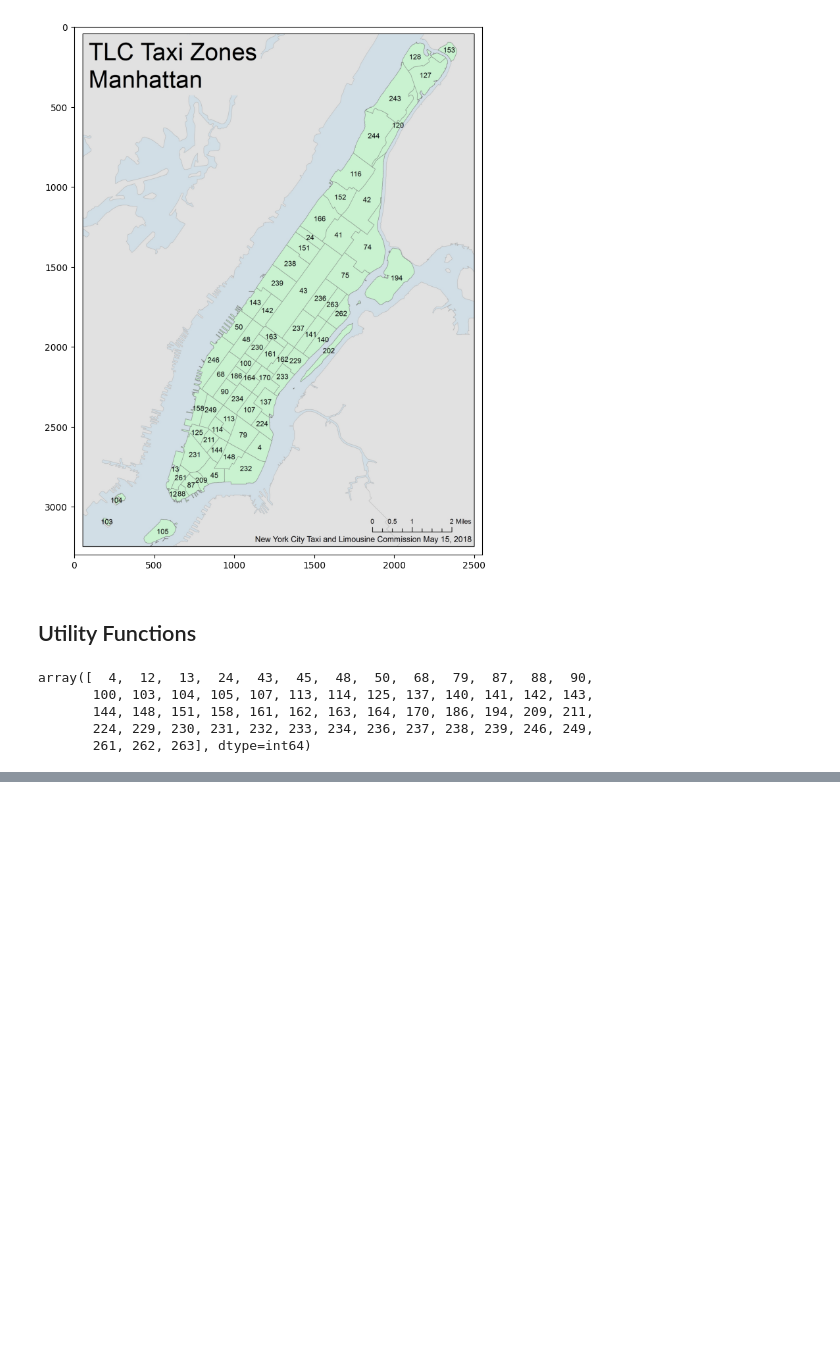
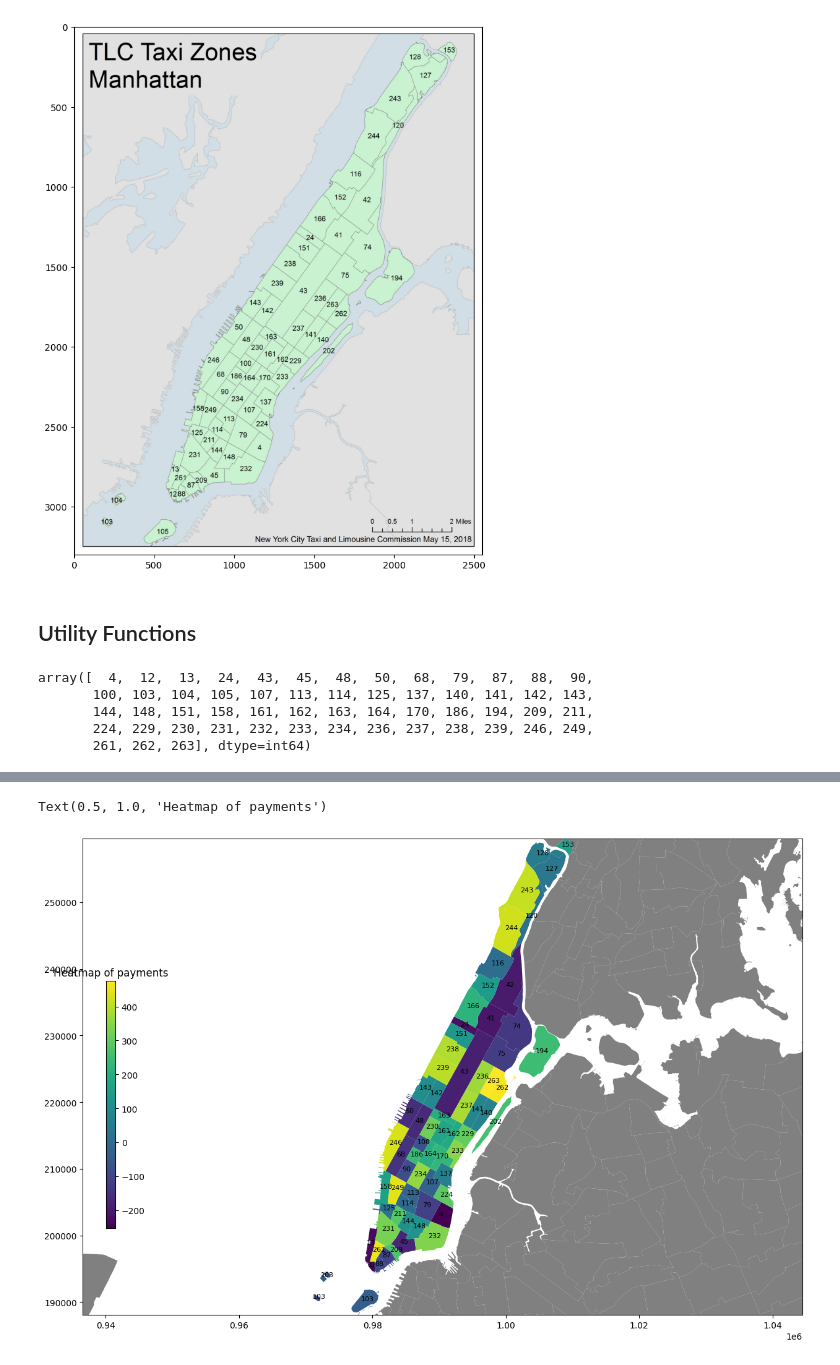
Before and after one commit to AbeRodz/Machine-learning, a Jupyter notebook: TPI.ipynb, the cells around one changed output, grey strips where cells are left out. Cells and saved outputs as stored; diff of their text form; code cells hidden in the pictures; blank space fills up the shorter version.

Commit message:
added heatmap of payments, need to check other data

```diff
--- a/TPI.ipynb
+++ b/TPI.ipynb
@@ -67,0 +64,6 @@ df[df["PULocationID"].isin(manhattan_ids)]
+# %%
+selection = geo_map.borough.isin(["Manhattan"])
+# %%
+lonmin, latmin, lonmax, latmax = geo_map[selection].total_bounds
+# %%
+filtered_df = filtered_df[filtered_df['total_amount']<= 500]
@@ -67,0 +86,3 @@ df[df["PULocationID"].isin(manhattan_ids)]
+# %%
+total_min = filtered_df['total_amount'].min()
+total_max = filtered_df['total_amount'].max()
@@ -67,0 +105,17 @@ df[df["PULocationID"].isin(manhattan_ids)]
+# %%
+cmap = 'viridis'
+fig, ax = plt.subplots(1, figsize=(15, 10))
+ax = geo_map[selection].plot(ax=ax,cmap = cmap, figsize=(15,10))
+ax = geo_map[~selection].plot(ax=ax,color = 'gray', figsize=(15,10))
+ax.axis("equal")
+ax.axis([lonmin, lonmax, latmin, latmax])
+
+for x, y, label in zip(geo_map[selection].centroid.x, geo_map[selection].centroid.y, geo_map[selection].LocationID):
+    ax.annotate(label, xy=(x, y), xytext=(-5, 0), textcoords="offset points", color = 'black', fontsize = 8)
+sm = plt.cm.ScalarMappable(norm=plt.Normalize(vmin=total_min, vmax=total_max), cmap = cmap)
+cbaxes = fig.add_axes([0.15, 0.25, 0.01, 0.4])
+cbar = fig.colorbar(sm, cax=cbaxes)
+plt.title('Heatmap of payments')
+# %% [output]
+Text(0.5, 1.0, 'Heatmap of payments')
+[figure, added]
```
Also changed, not shown: parts of 6 cells of this notebook.
